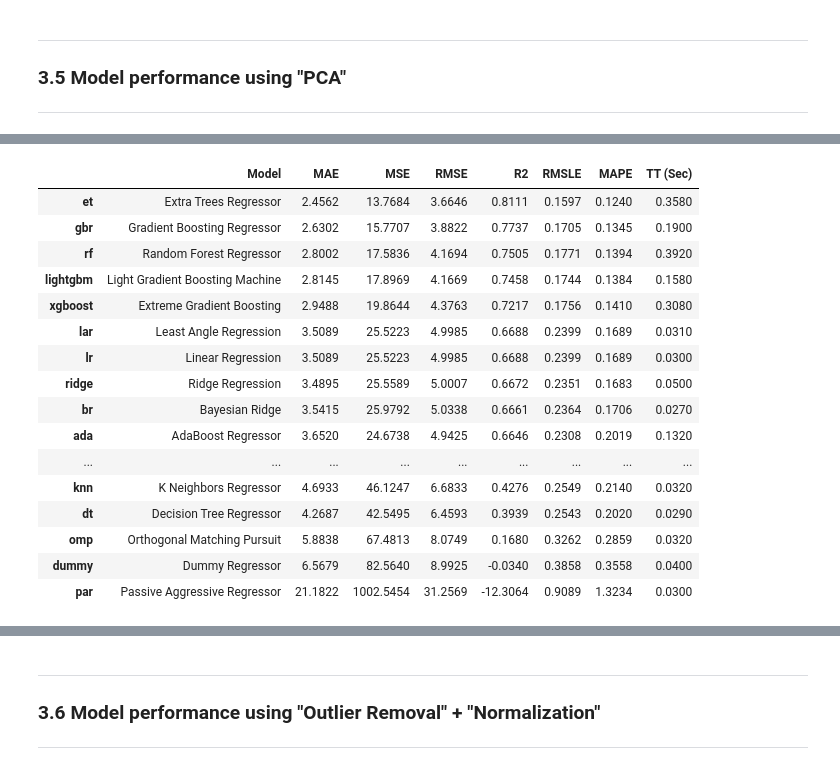
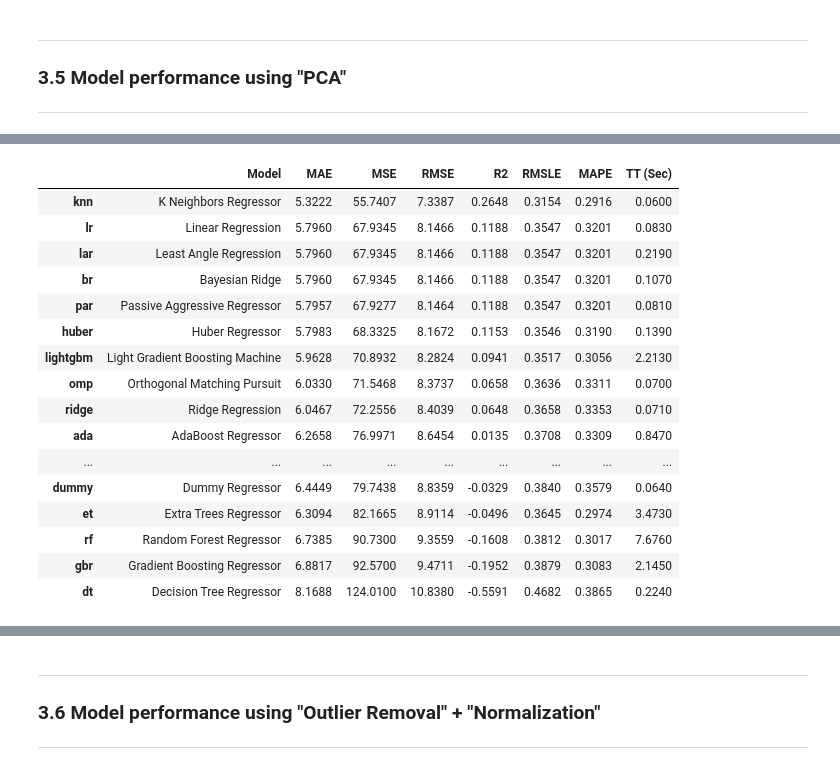
Before and after one commit to vKrish14/Machine-Learning-using-PyCaret, a Jupyter notebook: 01_Regression.ipynb, the cells around one changed output, grey strips where cells are left out. Cells and saved outputs as stored; diff of their text form; code cells hidden in the pictures.

```diff
--- a/01_Regression.ipynb
+++ b/01_Regression.ipynb
@@ -561,36 +557,36 @@ cm = compare_models()
 # %%
 from pycaret.datasets import get_data
 from pycaret.regression import *
 myDataSet = get_data("boston", verbose = False)
 
 setup(data = myDataSet, target = 'medv',
       pca = True,
-      pca_method = 'linear',
+      pca_method = 'kernel',
       verbose = False)
 
 cm = compare_models()
 
 # Re-run the code again for different parameters
 # pca_method = (linear, kernel, incremental)
 # %% [output]
 [interactive output not drawn]
 |  | Model | MAE | MSE | RMSE | R2 | RMSLE | MAPE | TT (Sec) |
-| et | Extra Trees Regressor | 2.4562 | 13.7684 | 3.6646 | 0.8111 | 0.1597 | 0.1240 | 0.3580 |
-| gbr | Gradient Boosting Regressor | 2.6302 | 15.7707 | 3.8822 | 0.7737 | 0.1705 | 0.1345 | 0.1900 |
-| rf | Random Forest Regressor | 2.8002 | 17.5836 | 4.1694 | 0.7505 | 0.1771 | 0.1394 | 0.3920 |
-| lightgbm | Light Gradient Boosting Machine | 2.8145 | 17.8969 | 4.1669 | 0.7458 | 0.1744 | 0.1384 | 0.1580 |
-| xgboost | Extreme Gradient Boosting | 2.9488 | 19.8644 | 4.3763 | 0.7217 | 0.1756 | 0.1410 | 0.3080 |
-| lar | Least Angle Regression | 3.5089 | 25.5223 | 4.9985 | 0.6688 | 0.2399 | 0.1689 | 0.0310 |
-| lr | Linear Regression | 3.5089 | 25.5223 | 4.9985 | 0.6688 | 0.2399 | 0.1689 | 0.0300 |
-| ridge | Ridge Regression | 3.4895 | 25.5589 | 5.0007 | 0.6672 | 0.2351 | 0.1683 | 0.0500 |
-| br | Bayesian Ridge | 3.5415 | 25.9792 | 5.0338 | 0.6661 | 0.2364 | 0.1706 | 0.0270 |
-| ada | AdaBoost Regressor | 3.6520 | 24.6738 | 4.9425 | 0.6646 | 0.2308 | 0.2019 | 0.1320 |
+| knn | K Neighbors Regressor | 5.3222 | 55.7407 | 7.3387 | 0.2648 | 0.3154 | 0.2916 | 0.0600 |
+| lr | Linear Regression | 5.7960 | 67.9345 | 8.1466 | 0.1188 | 0.3547 | 0.3201 | 0.0830 |
+| lar | Least Angle Regression | 5.7960 | 67.9345 | 8.1466 | 0.1188 | 0.3547 | 0.3201 | 0.2190 |
+| br | Bayesian Ridge | 5.7960 | 67.9345 | 8.1466 | 0.1188 | 0.3547 | 0.3201 | 0.1070 |
+| par | Passive Aggressive Regressor | 5.7957 | 67.9277 | 8.1464 | 0.1188 | 0.3547 | 0.3201 | 0.0810 |
+| huber | Huber Regressor | 5.7983 | 68.3325 | 8.1672 | 0.1153 | 0.3546 | 0.3190 | 0.1390 |
+| lightgbm | Light Gradient Boosting Machine | 5.9628 | 70.8932 | 8.2824 | 0.0941 | 0.3517 | 0.3056 | 2.2130 |
+| omp | Orthogonal Matching Pursuit | 6.0330 | 71.5468 | 8.3737 | 0.0658 | 0.3636 | 0.3311 | 0.0700 |
+| ridge | Ridge Regression | 6.0467 | 72.2556 | 8.4039 | 0.0648 | 0.3658 | 0.3353 | 0.0710 |
+| ada | AdaBoost Regressor | 6.2658 | 76.9971 | 8.6454 | 0.0135 | 0.3708 | 0.3309 | 0.8470 |
 | ... | ... | ... | ... | ... | ... | ... | ... | ... |
-| knn | K Neighbors Regressor | 4.6933 | 46.1247 | 6.6833 | 0.4276 | 0.2549 | 0.2140 | 0.0320 |
-| dt | Decision Tree Regressor | 4.2687 | 42.5495 | 6.4593 | 0.3939 | 0.2543 | 0.2020 | 0.0290 |
-| omp | Orthogonal Matching Pursuit | 5.8838 | 67.4813 | 8.0749 | 0.1680 | 0.3262 | 0.2859 | 0.0320 |
-| dummy | Dummy Regressor | 6.5679 | 82.5640 | 8.9925 | -0.0340 | 0.3858 | 0.3558 | 0.0400 |
-| par | Passive Aggressive Regressor | 21.1822 | 1002.5454 | 31.2569 | -12.3064 | 0.9089 | 1.3234 | 0.0300 |
+| dummy | Dummy Regressor | 6.4449 | 79.7438 | 8.8359 | -0.0329 | 0.3840 | 0.3579 | 0.0640 |
+| et | Extra Trees Regressor | 6.3094 | 82.1665 | 8.9114 | -0.0496 | 0.3645 | 0.2974 | 3.4730 |
+| rf | Random Forest Regressor | 6.7385 | 90.7300 | 9.3559 | -0.1608 | 0.3812 | 0.3017 | 7.6760 |
+| gbr | Gradient Boosting Regressor | 6.8817 | 92.5700 | 9.4711 | -0.1952 | 0.3879 | 0.3083 | 2.1450 |
+| dt | Decision Tree Regressor | 8.1688 | 124.0100 | 10.8380 | -0.5591 | 0.4682 | 0.3865 | 0.2240 |
 [interactive output not drawn]
 # %% [markdown]
 ---
```
Also changed, not shown: parts of 8 cells of this notebook.
